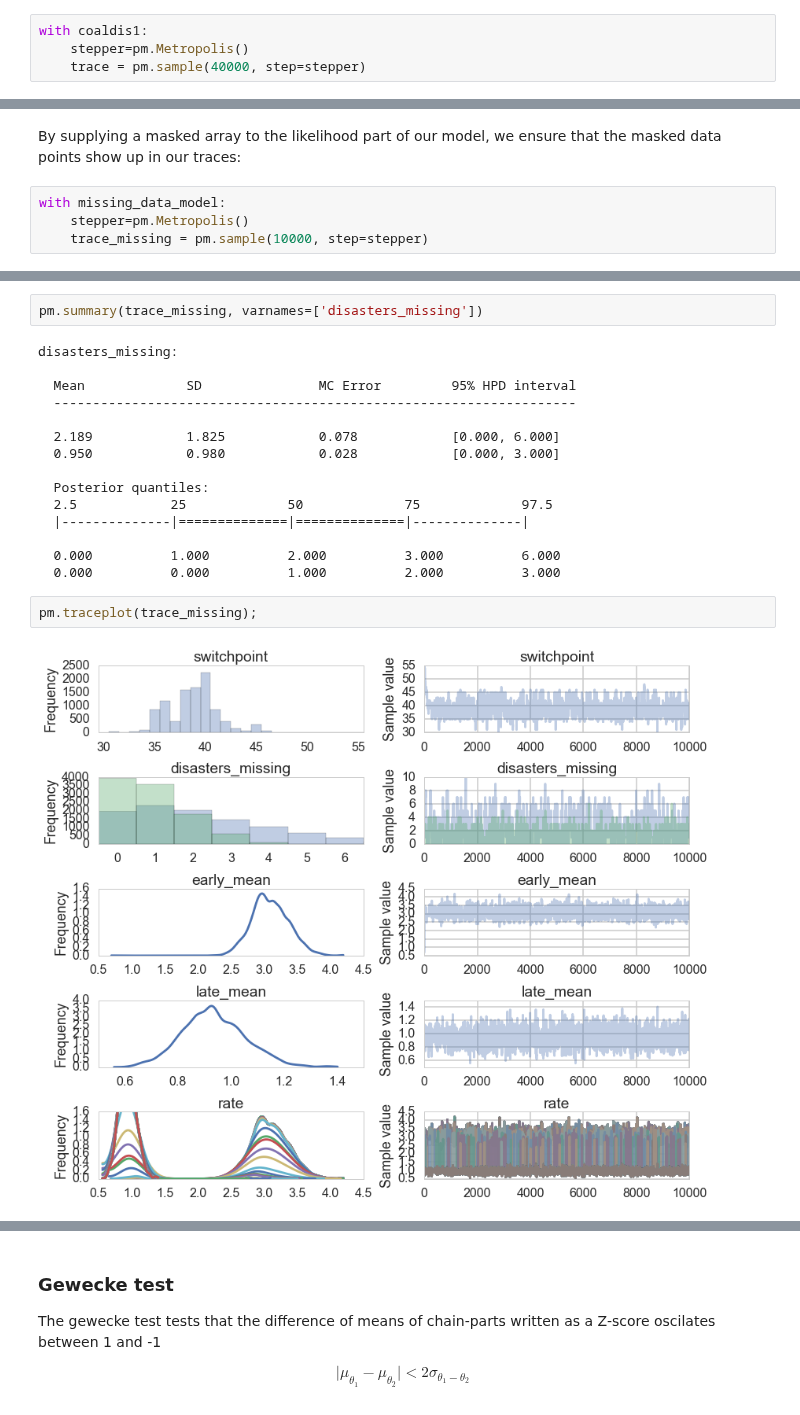
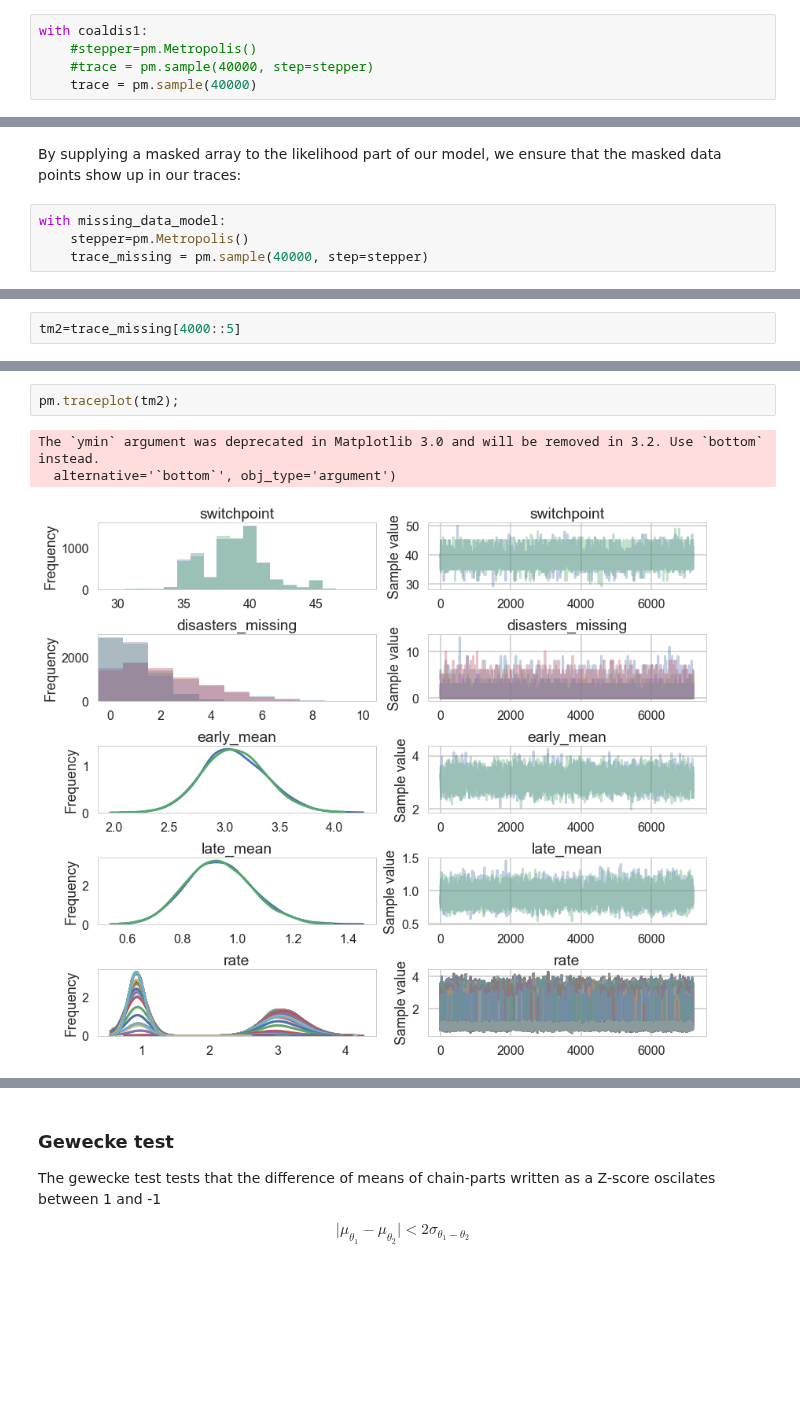
Before and after one commit to AM207/2018fall, a Jupyter notebook: wiki/switchpoint.ipynb, the cells around one changed output, grey strips where cells are left out. Drawn from its saved outputs; the diff is of its cells as text; blank space fills up the shorter version.

```diff
--- a/wiki/switchpoint.ipynb
+++ b/wiki/switchpoint.ipynb
@@ -143,5 +144,6 @@ array(-4.718498871295094)
 Ok, enough talk, lets sample:
 # %%
 with coaldis1:
-    stepper=pm.Metropolis()
-    trace = pm.sample(40000, step=stepper)
+    #stepper=pm.Metropolis()
+    #trace = pm.sample(40000, step=stepper)
+    trace = pm.sample(40000)
@@ -209,4 +237,4 @@ By supplying a masked array to the likelihood part of our model, we ensure that
 # %%
 with missing_data_model:
     stepper=pm.Metropolis()
-    trace_missing = pm.sample(10000, step=stepper)
+    trace_missing = pm.sample(40000, step=stepper)
@@ -212,0 +249,2 @@ with missing_data_model:
+# %%
+tm2=trace_missing[4000::5]
@@ -217,23 +276,8 @@ missing_data_model.vars
-# %%
-pm.summary(trace_missing, varnames=['disasters_missing'])
-# %% [output]
-disasters_missing:
-
-  Mean             SD               MC Error         95% HPD interval
-  -------------------------------------------------------------------
-
-  2.189            1.825            0.078            [0.000, 6.000]
-  0.950            0.980            0.028            [0.000, 3.000]
-
-  Posterior quantiles:
-  2.5            25             50             75             97.5
-  |--------------|==============|==============|--------------|
-
-  0.000          1.000          2.000          3.000          6.000
-  0.000          0.000          1.000          2.000          3.000
 # %%
-pm.traceplot(trace_missing);
+pm.traceplot(tm2);
 # %% [output]
+The `ymin` argument was deprecated in Matplotlib 3.0 and will be removed in 3.2. Use `bottom` instead.
+  alternative='`bottom`', obj_type='argument')
-[figure, old version]
+[figure, new version]
 # %% [markdown]
 ## Convergence of our model
```
Also changed, not shown: parts of 42 cells of this notebook, 35 other files.
